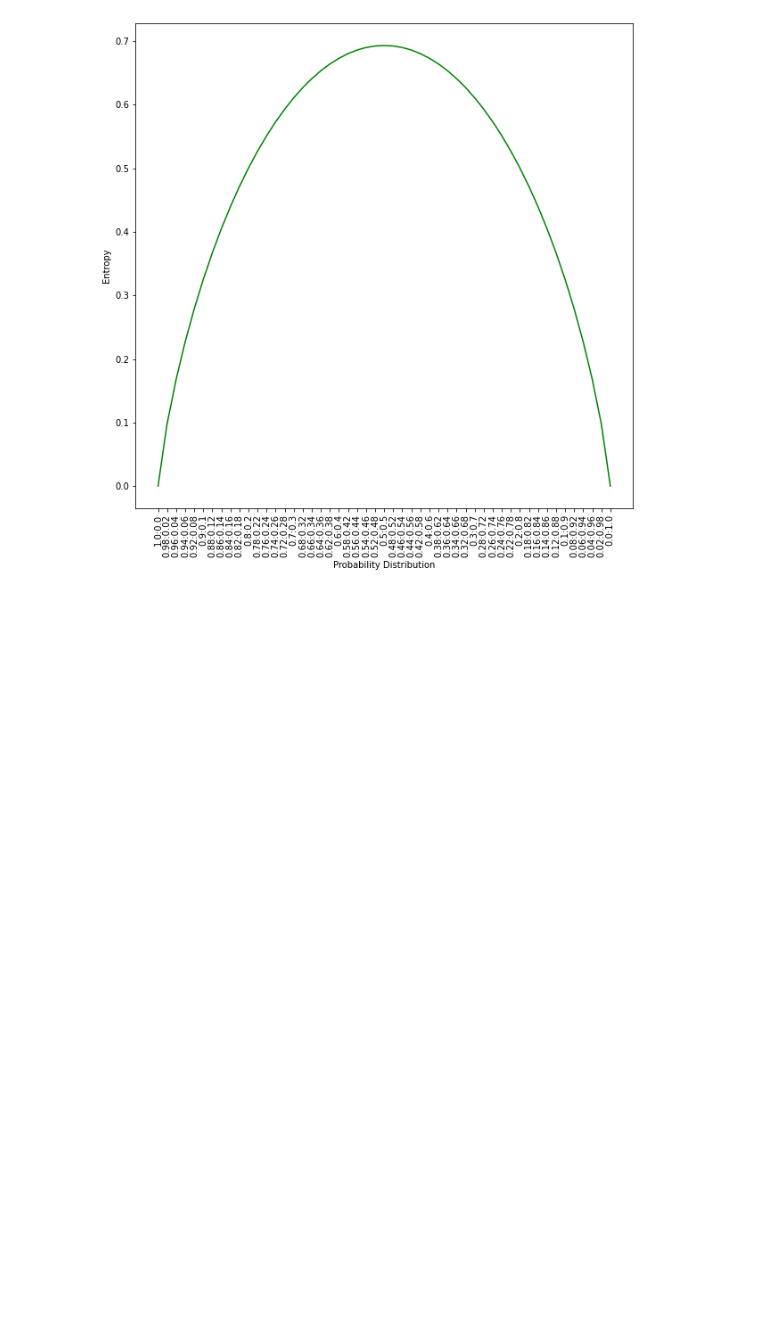
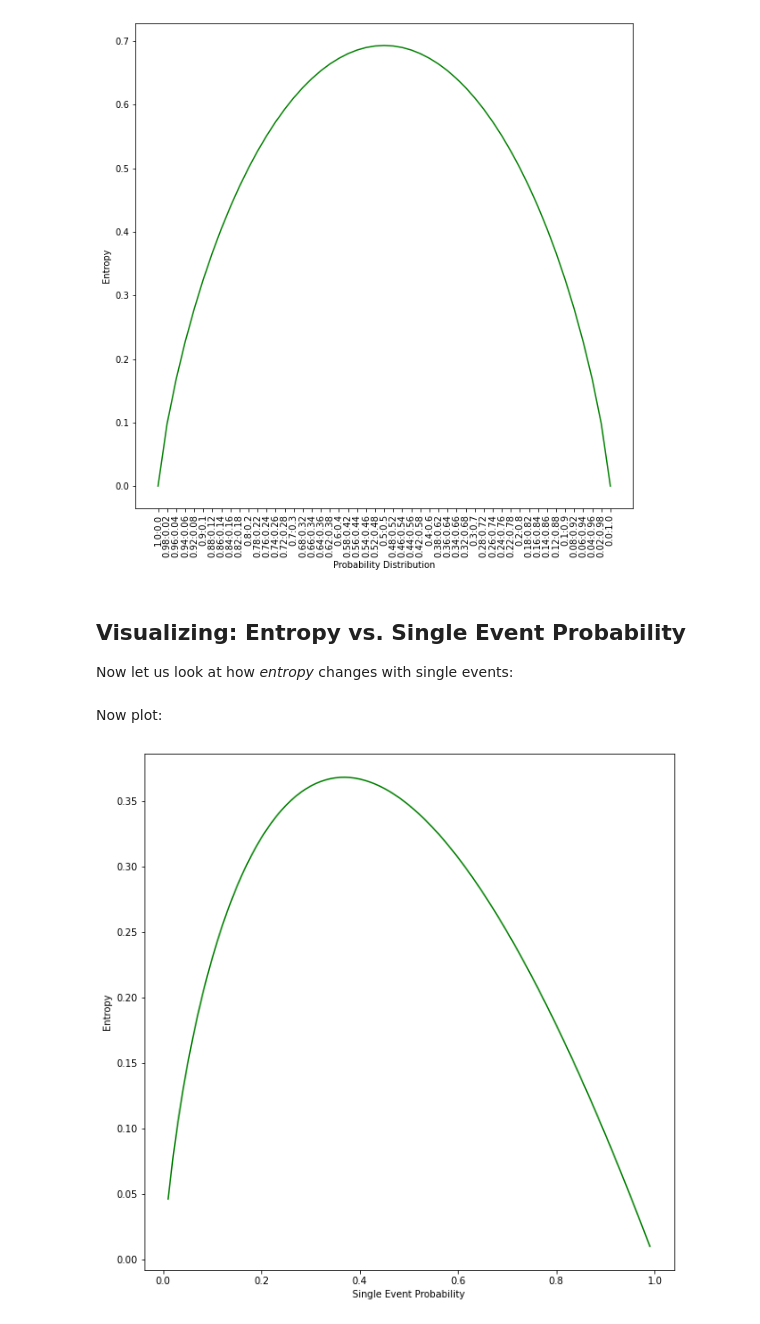
Before and after one commit to RagingTiger/entropy, a Jupyter notebook: entropy_trends.ipynb, the cells around one changed output. Saved outputs shown, nothing was run; the diff lists cells and outputs as text; code cells hidden in the pictures; blank space fills up the shorter version.

Commit message:
Added section on entropy of single event probability

```diff
--- a/entropy_trends.ipynb
+++ b/entropy_trends.ipynb
@@ -42,3 +42,19 @@ visualize.line_graph(list(ent_prob.keys()),
                      tick_labels=True);
 # %% [output]
 [figure]
+# %% [markdown]
+## Visualizing: Entropy vs. Single Event Probability
+Now let us look at how *entropy* changes with single events:
+# %%
+# get single event entropy
+se_prob = dict((p, entropy.calc_entropy([p])) for p in entropy.gen_se_prob())
+# %% [markdown]
+Now plot:
+# %%
+# now plot states and entropy
+visualize.line_graph(list(se_prob.keys()),
+                     list(se_prob.values()),
+                     'Single Event Probability:Entropy:',
+                     (10, 10));
+# %% [output]
+[figure, added]
```
Also changed, not shown: 1 other file.
